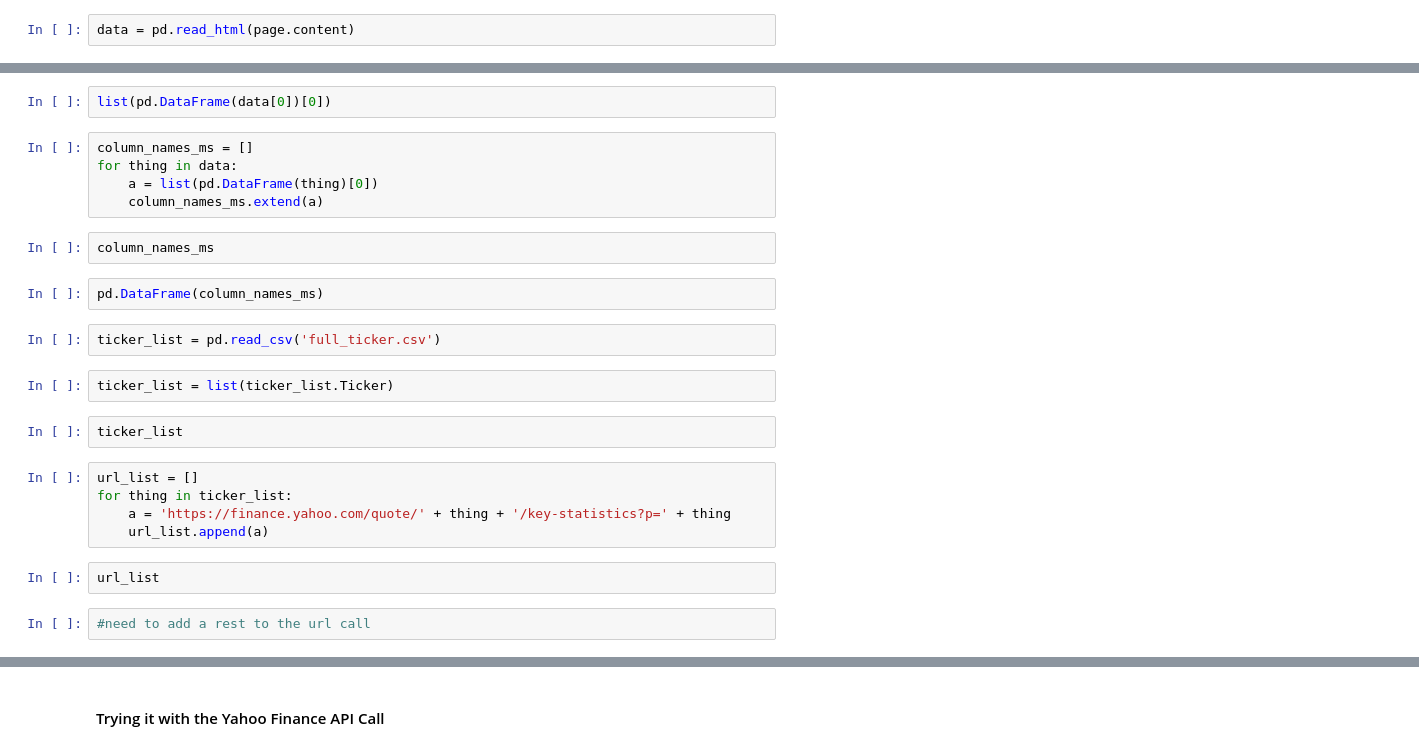
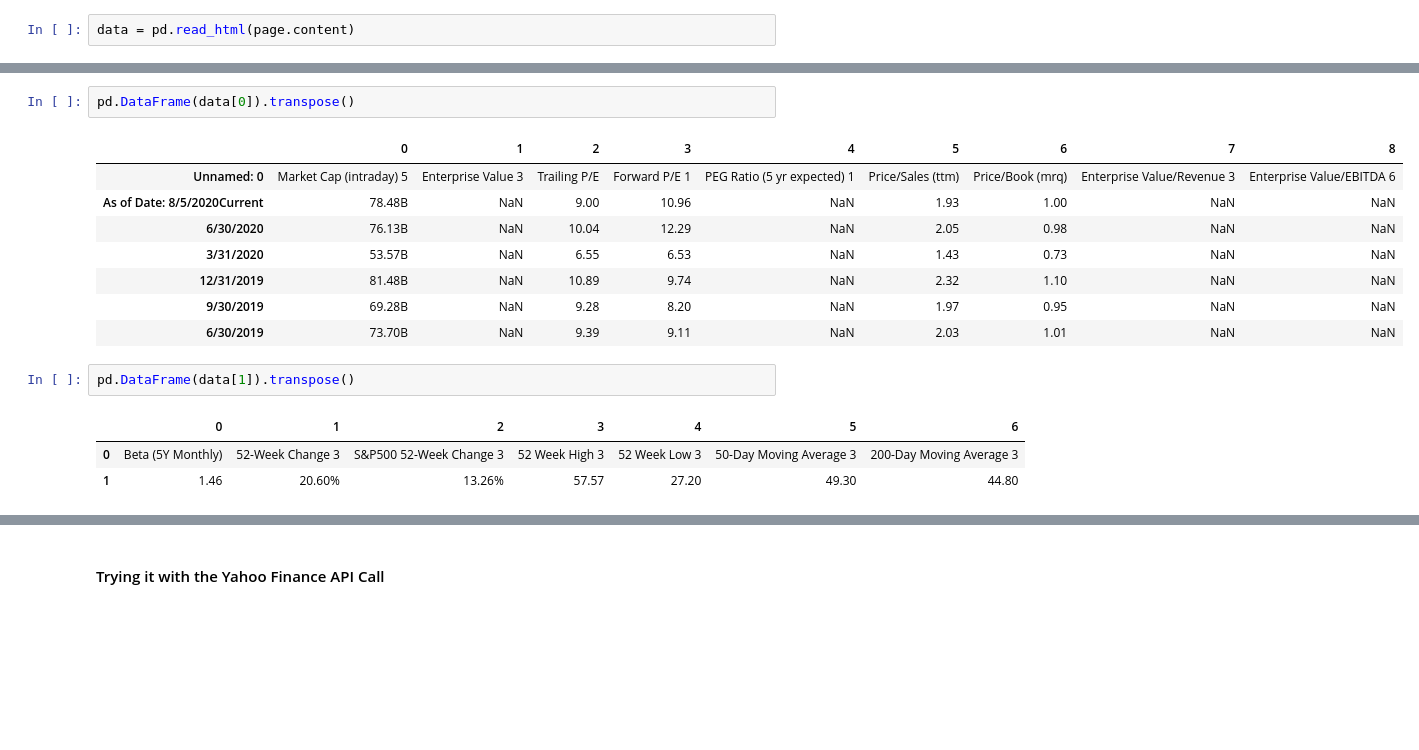
Before and after one commit to WickedoneC/Pandas_Projects, a Jupyter notebook: Bond_Scrape/Single_Call_Bond.ipynb, the cells around one changed output, grey strips where cells are left out. Drawn from its saved outputs; the diff is of its cells as text; blank space fills up the shorter version.

```diff
--- a/Bond_Scrape/Single_Call_Bond.ipynb
+++ b/Bond_Scrape/Single_Call_Bond.ipynb
@@ -99,26 +144,17 @@ df1.transpose()
 # %%
-list(pd.DataFrame(data[0])[0])
+pd.DataFrame(data[0]).transpose()
+# %% [output]
+|  | 0 | 1 | 2 | 3 | 4 | 5 | 6 | 7 | 8 |
+| Unnamed: 0 | Market Cap (intraday) 5 | Enterprise Value 3 | Trailing P/E | Forward P/E 1 | PEG Ratio (5 yr expected) 1 | Price/Sales (ttm) | Price/Book (mrq) | Enterprise Value/Revenue 3 | Enterprise Value/EBITDA 6 |
+| As of Date: 8/5/2020Current | 78.48B | NaN | 9.00 | 10.96 | NaN | 1.93 | 1.00 | NaN | NaN |
+| 6/30/2020 | 76.13B | NaN | 10.04 | 12.29 | NaN | 2.05 | 0.98 | NaN | NaN |
+| 3/31/2020 | 53.57B | NaN | 6.55 | 6.53 | NaN | 1.43 | 0.73 | NaN | NaN |
+| 12/31/2019 | 81.48B | NaN | 10.89 | 9.74 | NaN | 2.32 | 1.10 | NaN | NaN |
+| 9/30/2019 | 69.28B | NaN | 9.28 | 8.20 | NaN | 1.97 | 0.95 | NaN | NaN |
+| 6/30/2019 | 73.70B | NaN | 9.39 | 9.11 | NaN | 2.03 | 1.01 | NaN | NaN |
-# %%
-column_names_ms = []
-for thing in data:
-    a = list(pd.DataFrame(thing)[0])
-    column_names_ms.extend(a)
-# %%
-column_names_ms
 # %%
-pd.DataFrame(column_names_ms)
+pd.DataFrame(data[1]).transpose()
+# %% [output]
+|  | 0 | 1 | 2 | 3 | 4 | 5 | 6 |
+| 0 | Beta (5Y Monthly) | 52-Week Change 3 | S&P500 52-Week Change 3 | 52 Week High 3 | 52 Week Low 3 | 50-Day Moving Average 3 | 200-Day Moving Average 3 |
+| 1 | 1.46 | 20.60% | 13.26% | 57.57 | 27.20 | 49.30 | 44.80 |
-# %%
-ticker_list = pd.read_csv('full_ticker.csv')
-# %%
-ticker_list = list(ticker_list.Ticker)
-# %%
-ticker_list
-# %%
-url_list = []
-for thing in ticker_list:
-    a = 'https://finance.yahoo.com/quote/' + thing + '/key-statistics?p=' + thing
-    url_list.append(a)
-# %%
-url_list
-# %%
-#need to add a rest to the url call
```
Also changed, not shown: parts of 50 cells of this notebook.
